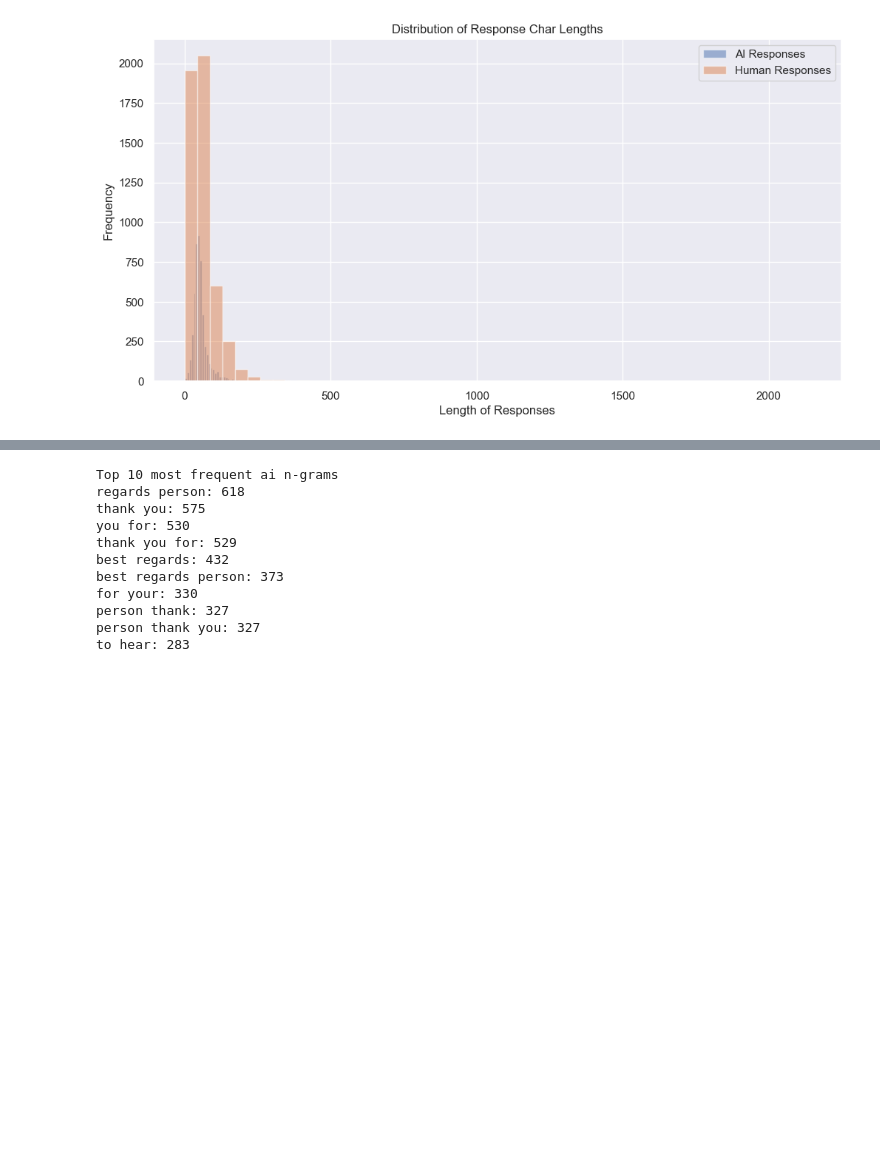
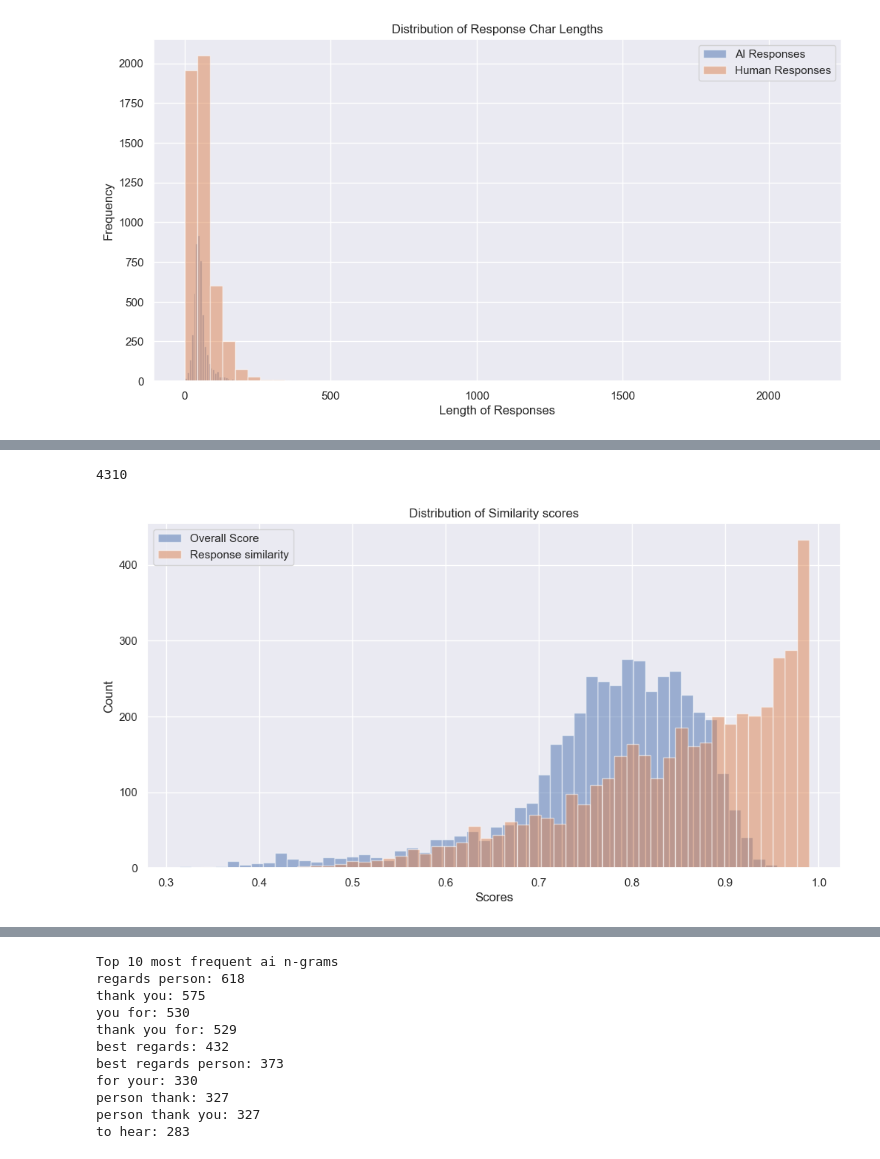
Before and after one commit to imsiddhant07/cs-responses, a Jupyter notebook: src/evaluations/response_analysis.ipynb, the cells around one changed output, grey strips where cells are left out. Cells and saved outputs as stored; diff of their text form; code cells hidden in the pictures; blank space fills up the shorter version.

```diff
--- a/src/evaluations/response_analysis.ipynb
+++ b/src/evaluations/response_analysis.ipynb
@@ -74,0 +104,18 @@ plot_histogram(non_equal_ai_responses_len, non_equal_human_responses_len)
+# %%
+# Plot for AI response score
+non_equal_ai_scores = [data['score'] for data in non_equal_data]
+non_equal_response_scores = [data['scores']['responses_similarity'] for data in non_equal_data]
+
+non_equal_ai_scores = []
+non_equal_response_scores = []
+for data in non_equal_data:
+    similarity = data['scores']['responses_similarity']
+    if similarity < 0.99:
+        non_equal_ai_scores.append(data['score'])
+        non_equal_response_scores.append(data['scores']['responses_similarity'])
+
+print(len(non_equal_ai_scores))
+plot_score_histogram(non_equal_ai_scores, non_equal_response_scores)
+# %% [output]
+4310
+[figure, added]
```
Also changed, not shown: parts of 7 cells of this notebook.
